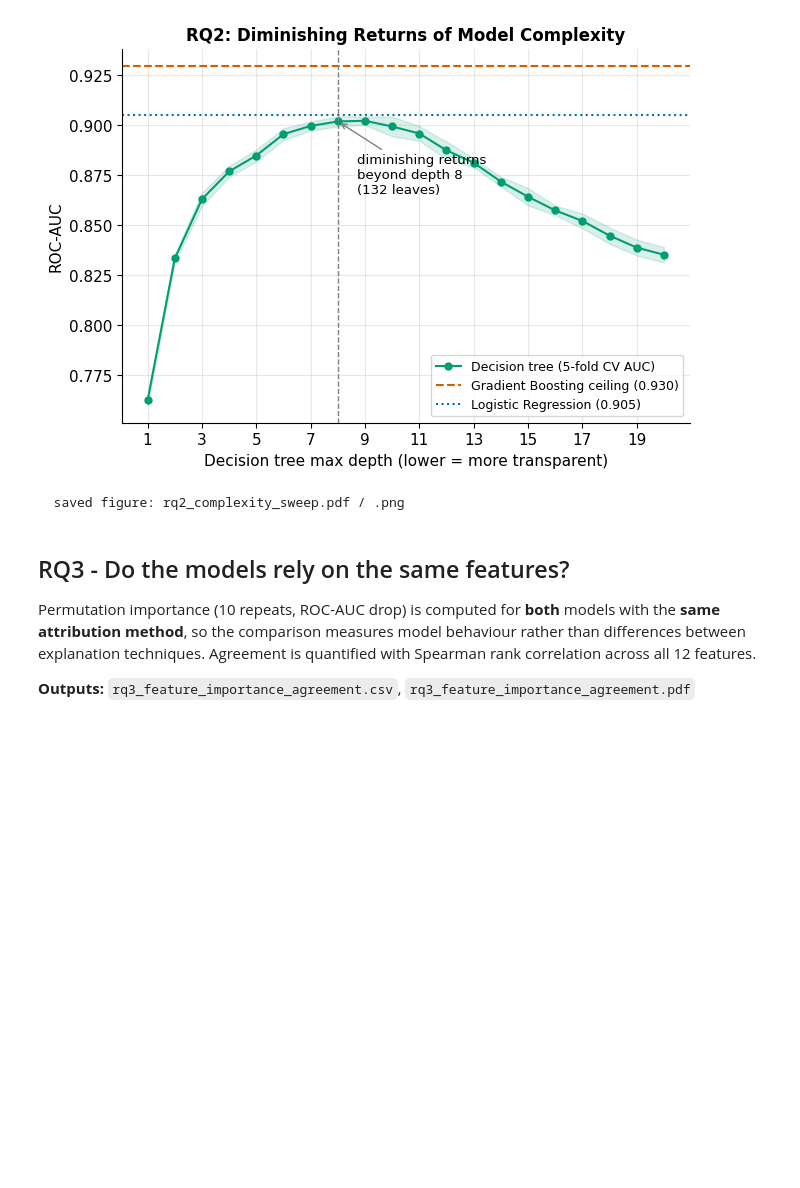
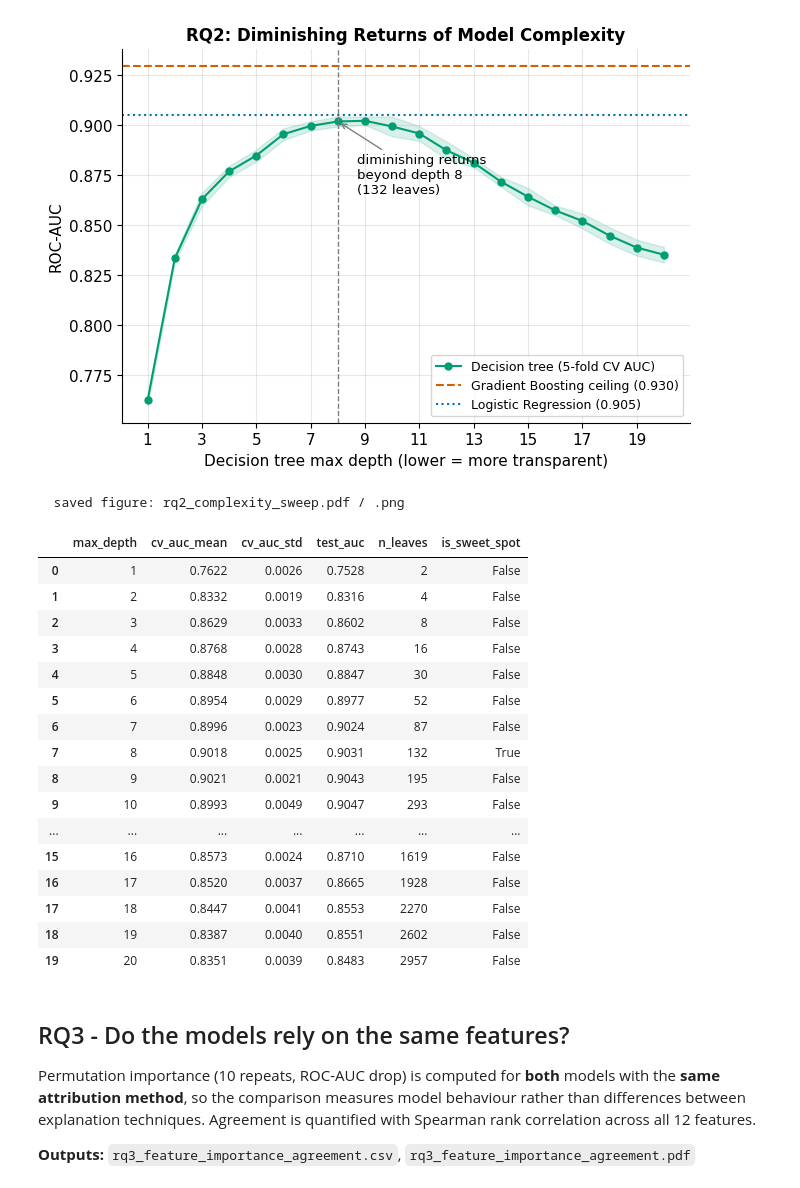
Before and after one commit to umuturklay/responsible-ai-tradeoff, a Jupyter notebook: adult_accuracy_transparency.ipynb, the cells around one changed output. Cells and saved outputs as stored; diff of their text form; code cells hidden in the pictures; blank space fills up the shorter version.

```diff
--- a/adult_accuracy_transparency.ipynb
+++ b/adult_accuracy_transparency.ipynb
@@ -318,6 +327,27 @@ RQ2: decision-tree depth sweep...
   sweet spot: depth=8 (CV AUC 0.9018, best 0.9021)
 [figure]
   saved figure: rq2_complexity_sweep.pdf / .png
+# %%
+# RQ2 result table (saved as outputs/tables/rq2_complexity_sweep.csv)
+rq2.round(4)
+# %% [output]
+|  | max_depth | cv_auc_mean | cv_auc_std | test_auc | n_leaves | is_sweet_spot |
+| 0 | 1 | 0.7622 | 0.0026 | 0.7528 | 2 | False |
+| 1 | 2 | 0.8332 | 0.0019 | 0.8316 | 4 | False |
+| 2 | 3 | 0.8629 | 0.0033 | 0.8602 | 8 | False |
+| 3 | 4 | 0.8768 | 0.0028 | 0.8743 | 16 | False |
+| 4 | 5 | 0.8848 | 0.0030 | 0.8847 | 30 | False |
+| 5 | 6 | 0.8954 | 0.0029 | 0.8977 | 52 | False |
+| 6 | 7 | 0.8996 | 0.0023 | 0.9024 | 87 | False |
+| 7 | 8 | 0.9018 | 0.0025 | 0.9031 | 132 | True |
+| 8 | 9 | 0.9021 | 0.0021 | 0.9043 | 195 | False |
+| 9 | 10 | 0.8993 | 0.0049 | 0.9047 | 293 | False |
+| ... | ... | ... | ... | ... | ... | ... |
+| 15 | 16 | 0.8573 | 0.0024 | 0.8710 | 1619 | False |
+| 16 | 17 | 0.8520 | 0.0037 | 0.8665 | 1928 | False |
+| 17 | 18 | 0.8447 | 0.0041 | 0.8553 | 2270 | False |
+| 18 | 19 | 0.8387 | 0.0040 | 0.8551 | 2602 | False |
+| 19 | 20 | 0.8351 | 0.0039 | 0.8483 | 2957 | False |
 # %% [markdown]
 ## RQ3 - Do the models rely on the same features?
 
```
Also changed, not shown: parts of 4 cells of this notebook, 9 other files.
